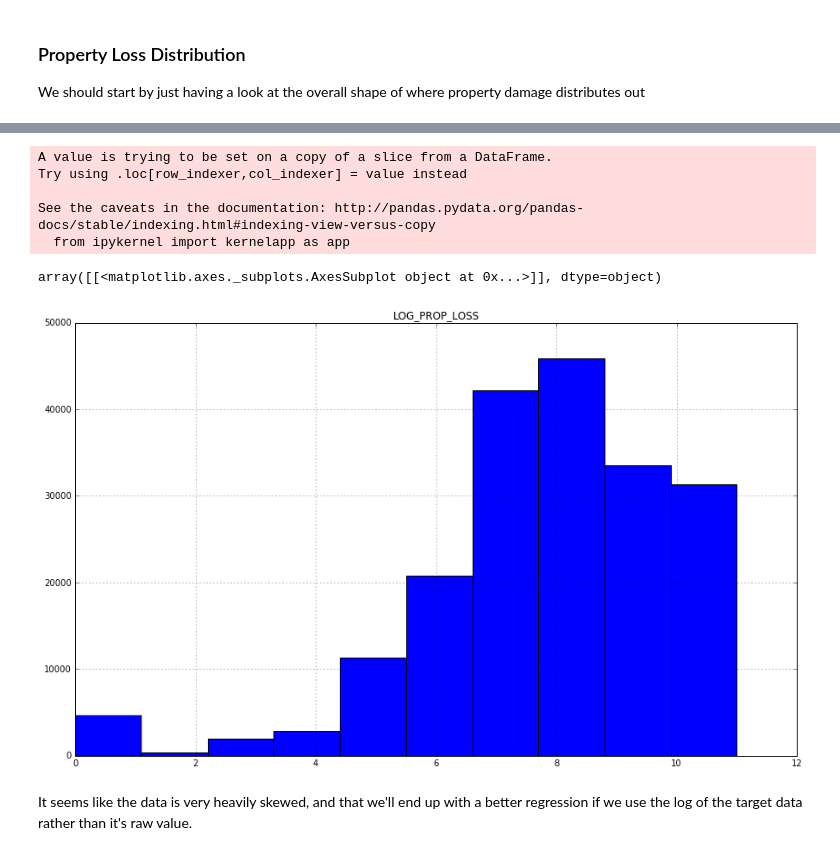
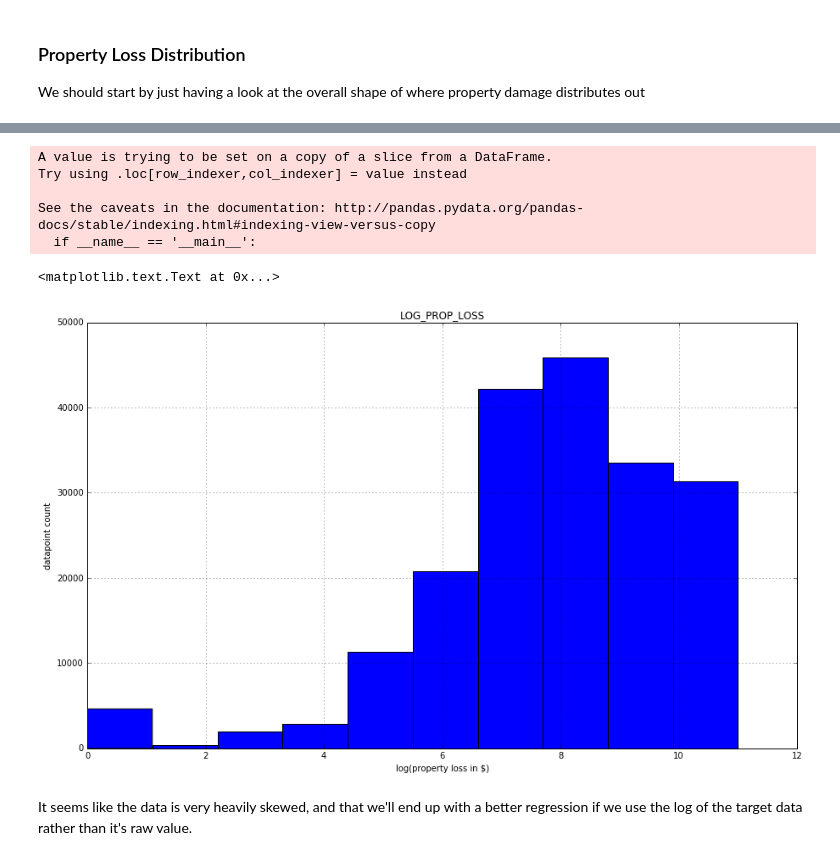
Before and after one commit to evizitei/NFIRS-property-loss-prediction, a Jupyter notebook: FeatureExploration.ipynb, the cells around one changed output, grey strips where cells are left out. Cells and saved outputs as stored; diff of their text form; code cells hidden in the pictures.

```diff
--- a/FeatureExploration.ipynb
+++ b/FeatureExploration.ipynb
@@ -47,14 +55,17 @@ array([[<matplotlib.axes._subplots.AxesSubplot object at 0x...>]], dtype=object)
 # %%
 common_data_frame['LOG_PROP_LOSS'] = common_data_frame['PROP_LOSS'].map(lambda x: math.log(x))
-common_data_frame.hist(column="LOG_PROP_LOSS", figsize=(15,9))
+ret = common_data_frame.hist(column="LOG_PROP_LOSS", figsize=(15,9))
+ax = ret[0][0]
+ax.set_xlabel("log(property loss in $)")
+ax.set_ylabel("datapoint count")
 # %% [output]
 A value is trying to be set on a copy of a slice from a DataFrame.
 Try using .loc[row_indexer,col_indexer] = value instead
 
 See the caveats in the documentation: http://pandas.pydata.org/pandas-docs/stable/indexing.html#indexing-view-versus-copy
-  from ipykernel import kernelapp as app
+  if __name__ == '__main__':
-array([[<matplotlib.axes._subplots.AxesSubplot object at 0x...>]], dtype=object)
+<matplotlib.text.Text at 0x...>
-[figure, old version]
+[figure, new version]
 # %% [markdown]
 It seems like the data is very heavily skewed, and that we'll end up with a better regression if we use the log of the target data rather than it's raw value.
 # %% [markdown]
```
Also changed, not shown: parts of 2 cells of this notebook, 3 other files.
